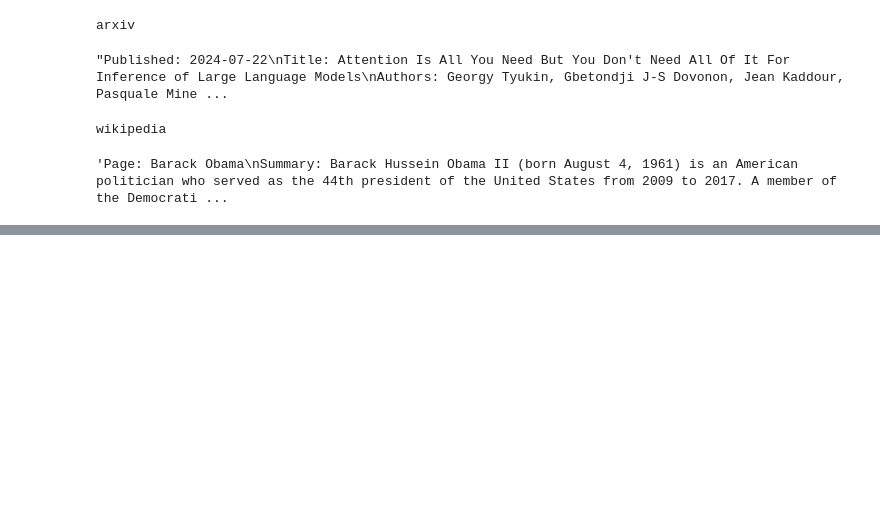
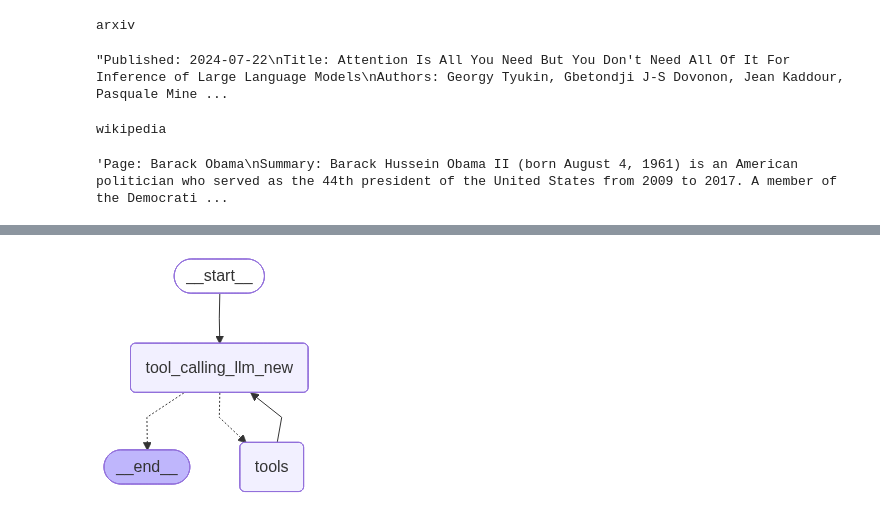
Before and after one commit to sachialgoexpert/agentic-ai, a Jupyter notebook: ipynb/7-agentic_ai.ipynb, the cells around one changed output, grey strips where cells are left out. Cells and saved outputs as stored; diff of their text form; code cells hidden in the pictures; blank space fills up the shorter version.

```diff
--- a/ipynb/7-agentic_ai.ipynb
+++ b/ipynb/7-agentic_ai.ipynb
@@ -185,0 +204,33 @@ Born in Honolulu, Hawaii, Obama graduated from Columbia University in 1983 with
+# %%
+### intialize my llm model
+from langchain_groq import ChatGroq
+llm_new=ChatGroq(model="openai/gpt-oss-20b")
+### bind llm with tools (list of tools)
+llm_with_all_tools=llm_new.bind_tools(tools_all)
+# %%
+### Node definition
+def tool_calling_llm_all(state:State):
+    return {"messages":[llm_with_all_tools.invoke(state["messages"])]}
+# %%
+from typing_extensions import TypedDict
+from langchain_core.messages import AnyMessage
+from typing import Annotated
+from langgraph.graph.message import add_messages
+class State(TypedDict):
+    messages:Annotated[list[AnyMessage],add_messages]
+# %%
+builder_new=StateGraph(State)
+builder_new.add_node("tool_calling_llm_new",tool_calling_llm_all)
+builder_new.add_node("tools",ToolNode(tools_all))
+builder_new.add_edge(START,"tool_calling_llm_new")
+
+builder_new.add_conditional_edges(
+    "tool_calling_llm_new",
+    tools_condition
+)
+builder_new.add_edge("tools","tool_calling_llm_new")
+graph_new=builder_new.compile()
+# %%
+display(Image(graph_new.get_graph().draw_mermaid_png()))
+# %% [output]
+[figure, added]
```
Also changed, not shown: parts of 16 cells of this notebook.
